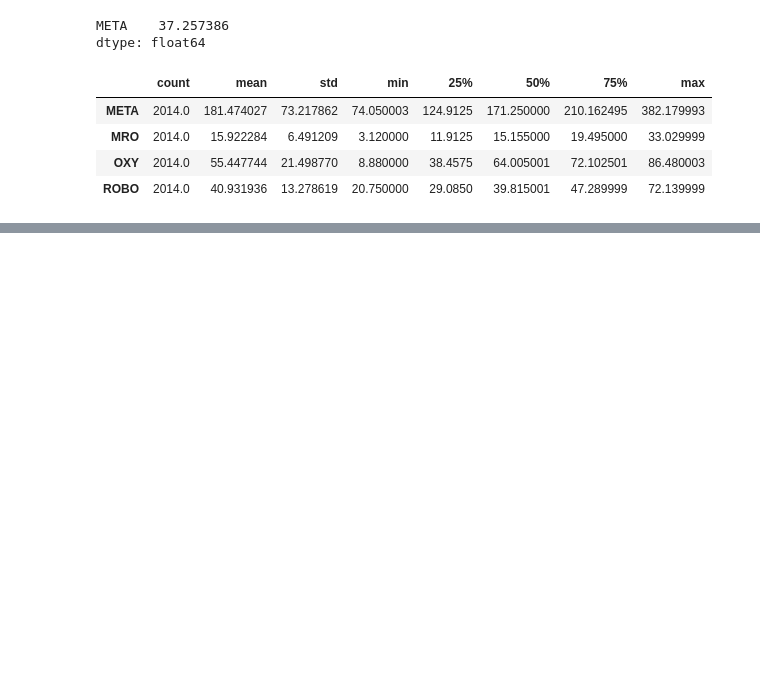
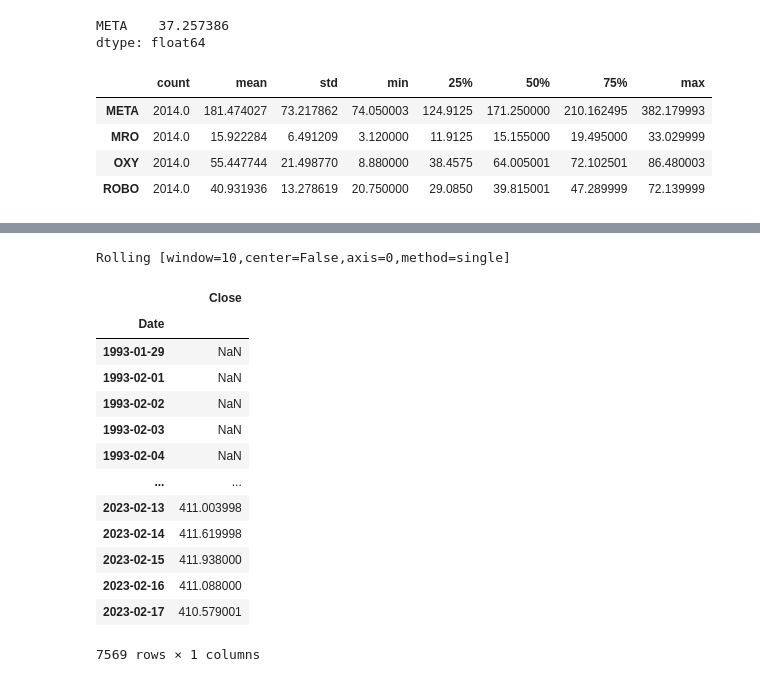
Before and after one commit to UditKarth/Quant, a Jupyter notebook: Algorithmic Trading Python.ipynb, the cells around one changed output, grey strips where cells are left out. Drawn from its saved outputs; the diff is of its cells as text; code cells hidden in the pictures; blank space fills up the shorter version.

```diff
--- a/Algorithmic Trading Python.ipynb
+++ b/Algorithmic Trading Python.ipynb
@@ -637,0 +686,24 @@ plt.show()
+# %%
+spyr = spy.rolling(window=10)
+spyr
+# %% [output]
+Rolling [window=10,center=False,axis=0,method=single]
+# %%
+spy_roll = spyr.mean()
+# %%
+spy_roll
+# %% [output]
+|  | Close |
+| Date |  |
+| 1993-01-29 | NaN |
+| 1993-02-01 | NaN |
+| 1993-02-02 | NaN |
+| 1993-02-03 | NaN |
+| 1993-02-04 | NaN |
+| ... | ... |
+| 2023-02-13 | 411.003998 |
+| 2023-02-14 | 411.619998 |
+| 2023-02-15 | 411.938000 |
+| 2023-02-16 | 411.088000 |
+| 2023-02-17 | 410.579001 |
+7569 rows × 1 columns
```
Also changed, not shown: parts of 45 cells of this notebook.
